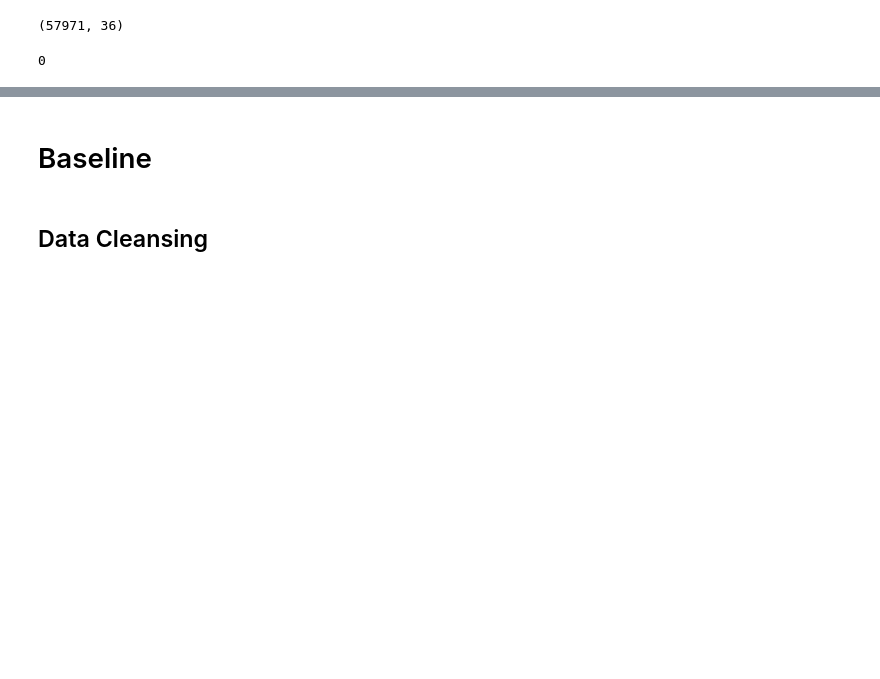
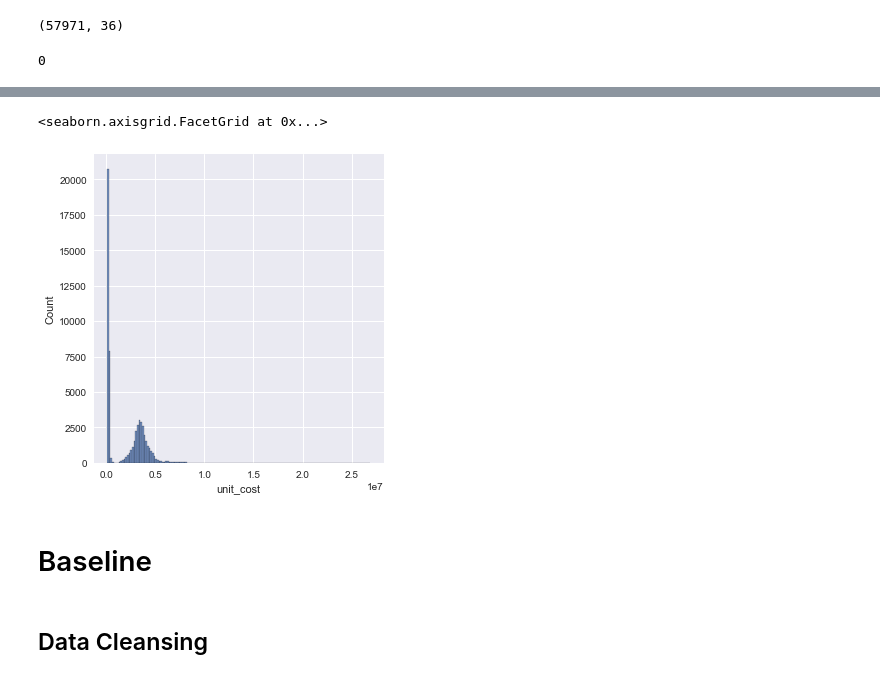
Before and after one commit to yodialfa/BPJSCostPrediction-Hackathon, a Jupyter notebook: BPJScostPrediction.ipynb, the cells around one changed output, grey strips where cells are left out. Cells and saved outputs as stored; diff of their text form; code cells hidden in the pictures; blank space fills up the shorter version.

```diff
--- a/BPJScostPrediction.ipynb
+++ b/BPJScostPrediction.ipynb
@@ -116,3 +137,8 @@ df.duplicated().sum()
+# %%
+sns.displot(x=df['unit_cost'])
+# %% [output]
+<seaborn.axisgrid.FacetGrid at 0x...>
+[figure, added]
 # %% [markdown]
 # Baseline
 # %% [markdown]
```
Also changed, not shown: parts of 16 cells of this notebook, 3 other files.
